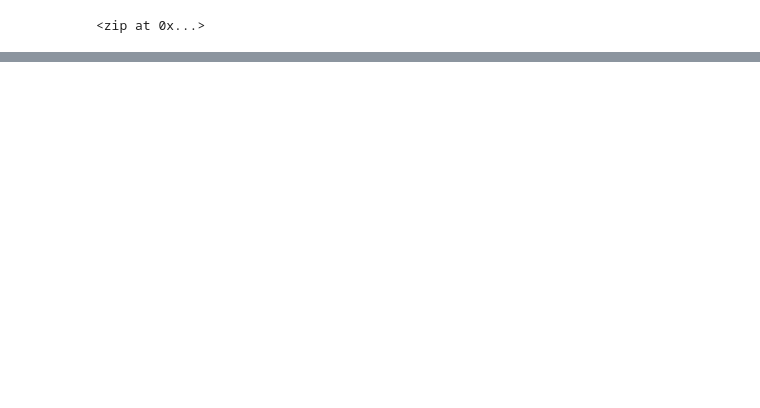
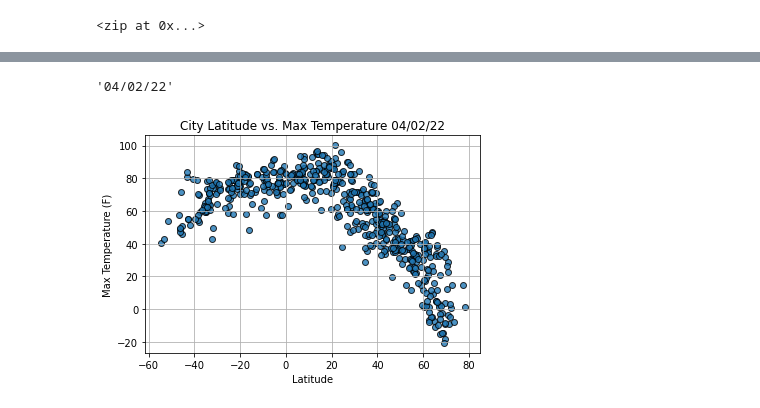
Before and after one commit to Stickeynotez/World_Weather_Analysis, a Jupyter notebook: WeatherPy.ipynb, the cells around one changed output, grey strips where cells are left out. Drawn from its saved outputs; the diff is of its cells as text; code cells hidden in the pictures; blank space fills up the shorter version.

Commit message:
Updating WeatherPy, and adding Figures

```diff
--- a/WeatherPy.ipynb
+++ b/WeatherPy.ipynb
@@ -169,3 +170,31 @@ city_data_df.head()
 output_data_file = "weather_data/cities.csv"
 #export the city_data into a csv
 city_data_df.to_csv(output_data_file, index_label='City_ID')
+# %%
+lats = city_data_df["lat"]
+max_temps = city_data_df["Max Temp"]
+humidity = city_data_df["Humidity"]
+cloudiness = city_data_df["Cloudiness"]
+wind_speed = city_data_df["Wind Speed"]
+# %%
+#get todays time in seconds
+today = time.strftime("%x")
+today
+# %% [output]
+'04/02/22'
+# %%
+#build scatter plot for lat vs max temp
+plt.scatter (lats, max_temps, edgecolor = 'k', linewidths = 1, marker= 'o',
+            alpha = 0.8, label = "Cities")
+#incorporate other graph properties
+plt.title(f"City Latitude vs. Max Temperature {today}")
+plt.ylabel("Max Temperature (F)")
+plt.xlabel("Latitude")
+plt.grid(True)
+
+#save the graph
+plt.savefig("weather_data/fig1.png")
+#show the plot
+plt.show()
+# %% [output]
+[figure, added]
```
Also changed, not shown: parts of 30 cells of this notebook, 6 other files.
